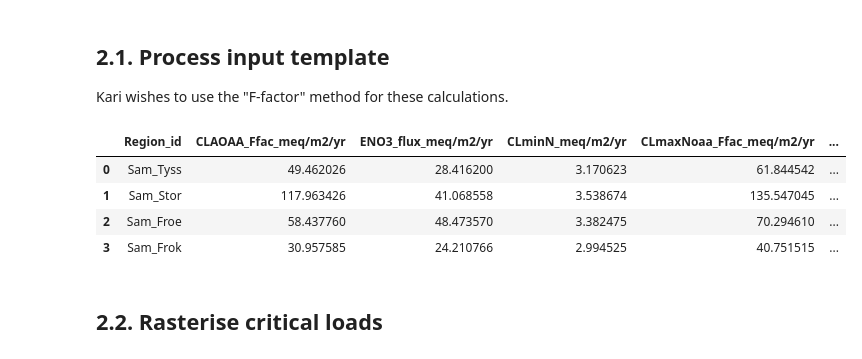
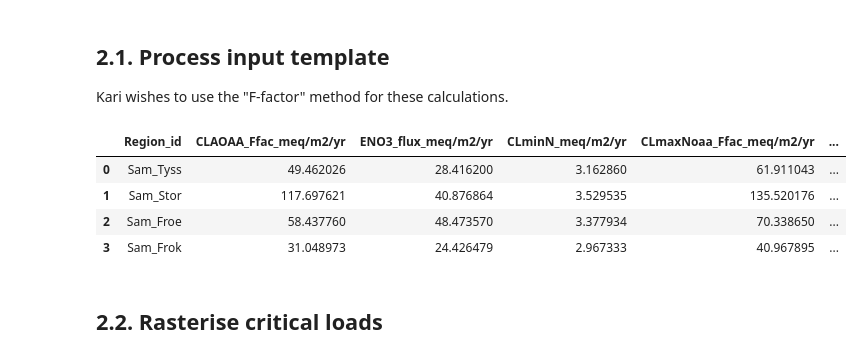
Before and after one commit to JamesSample/critical_loads_2, a Jupyter notebook: cl_vestland/notebooks/03_calc_exceedances.ipynb, the cells around one changed output. Cells and saved outputs as stored; diff of their text form; code cells hidden in the pictures.

```diff
--- a/cl_vestland/notebooks/03_calc_exceedances.ipynb
+++ b/cl_vestland/notebooks/03_calc_exceedances.ipynb
@@ -98,31 +98,31 @@ cat_gdf.head()
 Kari wishes to use the "F-factor" method for these calculations.
 # %%
 # Path to completed template
-xl_path = r"../input_template_critical_loads_water_Samnanger.xlsx"
+xl_path = r"../input_template_critical_loads_water_Samnanger_v2_jes.xlsx"
 
 bc0_method = "_Ffac"
 
 # Calculate CLs
 cl_df = cl.calculate_critical_loads_for_water(xl_path)
 
 # Get cols of interest
 cols = [
     "Region_id",
     f"CLAOAA{bc0_method}_meq/m2/yr",
     "ENO3_flux_meq/m2/yr",
     "CLminN_meq/m2/yr",
     f"CLmaxNoaa{bc0_method}_meq/m2/yr",
     f"CLmaxSoaa{bc0_method}_meq/m2/yr",
 ]
 cl_df = cl_df[cols]
 
 cl_df
 # %% [output]
 |  | Region_id | CLAOAA_Ffac_meq/m2/yr | ENO3_flux_meq/m2/yr | CLminN_meq/m2/yr | CLmaxNoaa_Ffac_meq/m2/yr | ... |
-| 0 | Sam_Tyss | 49.462026 | 28.416200 | 3.170623 | 61.844542 | ... |
-| 1 | Sam_Stor | 117.963426 | 41.068558 | 3.538674 | 135.547045 | ... |
-| 2 | Sam_Froe | 58.437760 | 48.473570 | 3.382475 | 70.294610 | ... |
-| 3 | Sam_Frok | 30.957585 | 24.210766 | 2.994525 | 40.751515 | ... |
+| 0 | Sam_Tyss | 49.462026 | 28.416200 | 3.162860 | 61.911043 | ... |
+| 1 | Sam_Stor | 117.697621 | 40.876864 | 3.529535 | 135.520176 | ... |
+| 2 | Sam_Froe | 58.437760 | 48.473570 | 3.377934 | 70.338650 | ... |
+| 3 | Sam_Frok | 31.048973 | 24.426479 | 2.967333 | 40.967895 | ... |
 # %% [markdown]
 ## 2.2. Rasterise critical loads
 # %%
```
Also changed, not shown: parts of 8 cells of this notebook, 48 other files.
